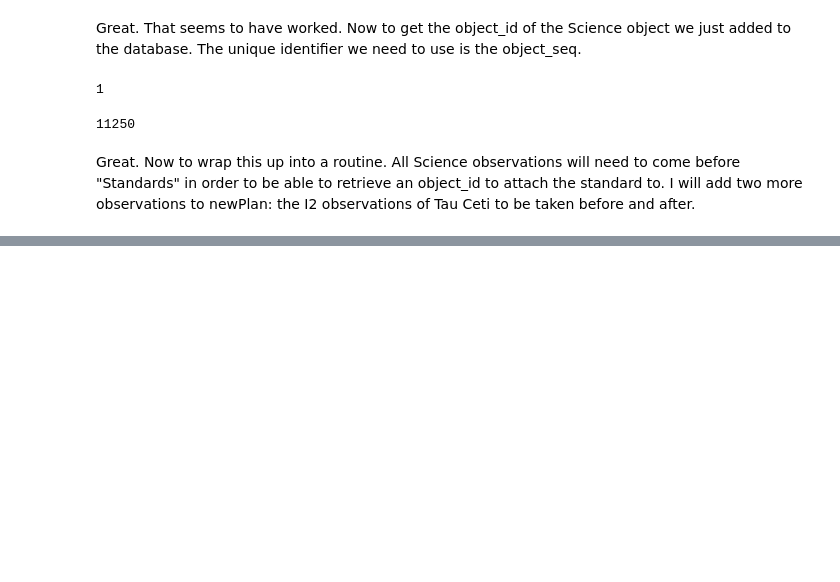
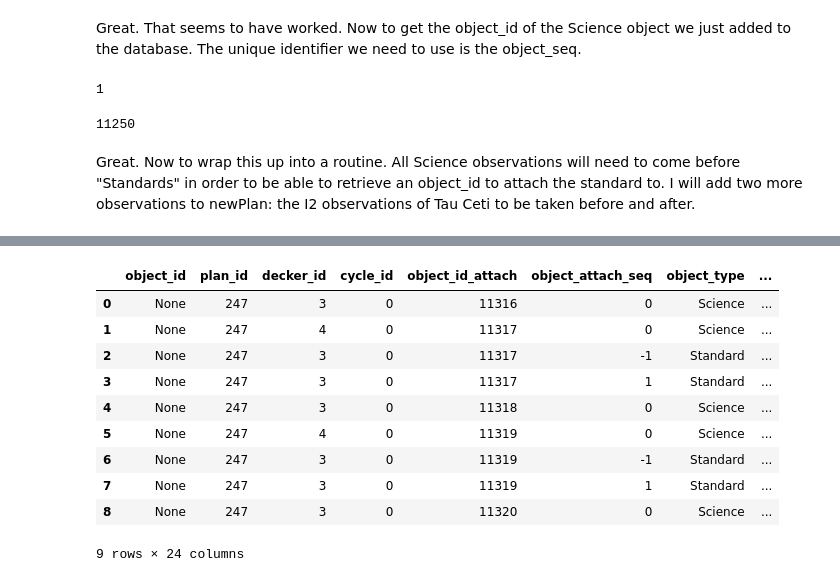
Before and after one commit to mattgiguere/chironObs, a Jupyter notebook: addChironObservations.ipynb, the cells around one changed output, grey strips where cells are left out. Cells and saved outputs as stored; diff of their text form; code cells hidden in the pictures; blank space fills up the shorter version.

```diff
--- a/addChironObservations.ipynb
+++ b/addChironObservations.ipynb
@@ -238,0 +285,2 @@ obs22049 = 'NULL',
+# %%
+SciencePlan = newPlan[newPlan.object_type == 'Science']
@@ -238,0 +297,11 @@ obs22049 = 'NULL',
+# %%
+cur = conn.cursor()
+for i in range(len(newPlan[newPlan.object_type == 'Science'])):
+    object_seq = SciencePlan.loc[SciencePlan.index[i], 'object_seq']
+    #print(object_seq)
+    cmd = "SELECT object_id FROM objects WHERE plan_id=247 AND object_seq="+str(object_seq)
+    print(cmd)
+    cur.execute(cmd)
+    new_obj_id = cur.fetchall()
+    print(new_obj_id)
+    newPlan.loc[newPlan.object_seq == object_seq, 'object_id_attach'] = new_obj_id[0][0]
@@ -238,0 +319,14 @@ obs22049 = 'NULL',
+# %%
+newPlan
+# %% [output]
+|  | object_id | plan_id | decker_id | cycle_id | object_id_attach | object_attach_seq | object_type | ... |
+| 0 | None | 247 | 3 | 0 | 11316 | 0 | Science | ... |
+| 1 | None | 247 | 4 | 0 | 11317 | 0 | Science | ... |
+| 2 | None | 247 | 3 | 0 | 11317 | -1 | Standard | ... |
+| 3 | None | 247 | 3 | 0 | 11317 | 1 | Standard | ... |
+| 4 | None | 247 | 3 | 0 | 11318 | 0 | Science | ... |
+| 5 | None | 247 | 4 | 0 | 11319 | 0 | Science | ... |
+| 6 | None | 247 | 3 | 0 | 11319 | -1 | Standard | ... |
+| 7 | None | 247 | 3 | 0 | 11319 | 1 | Standard | ... |
+| 8 | None | 247 | 3 | 0 | 11320 | 0 | Science | ... |
+9 rows × 24 columns
```
Also changed, not shown: parts of 18 cells of this notebook.
